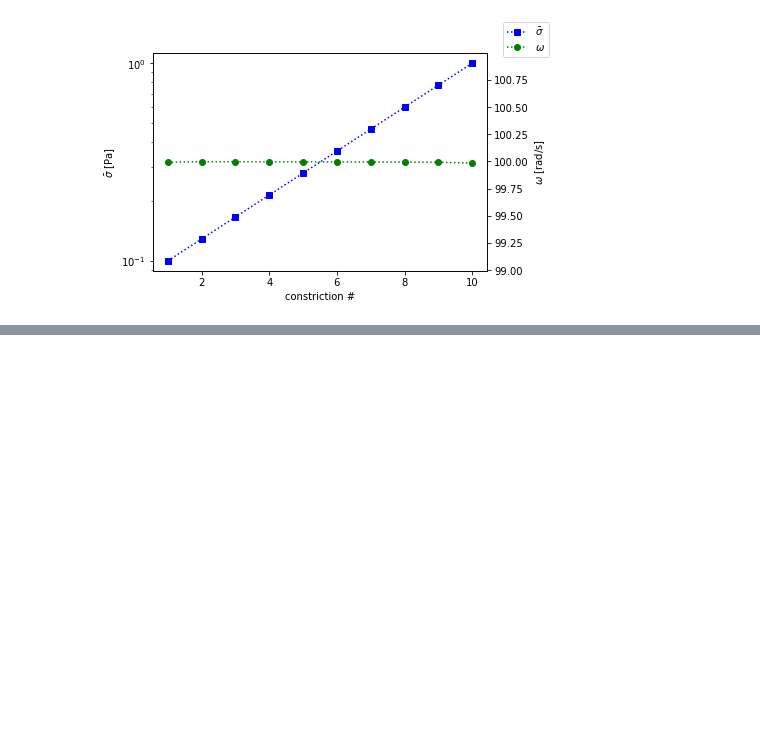
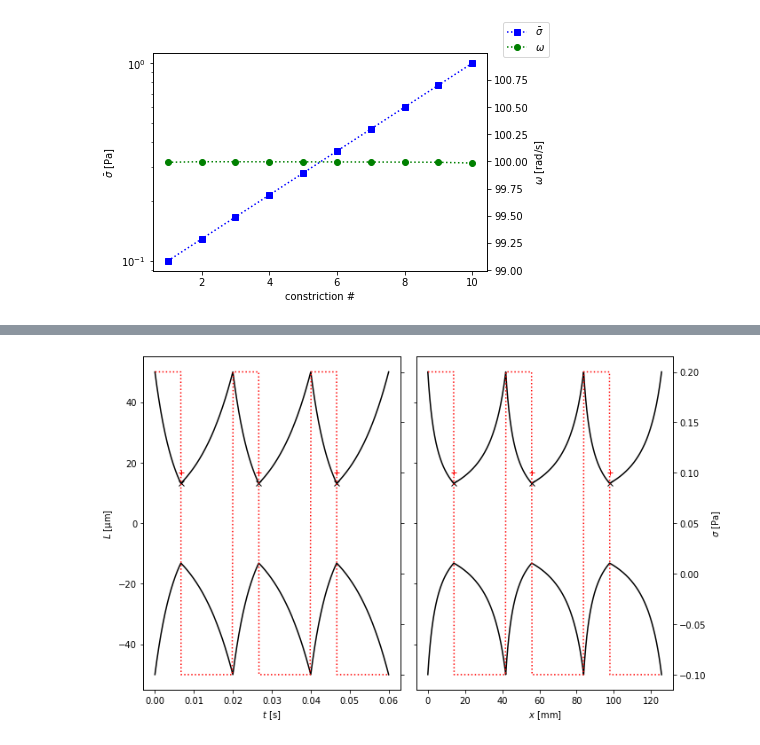
Before and after one commit to steaime/Rheoflupy, a Jupyter notebook: Tutorial_ChannelDesign.ipynb, the cells around one changed output, grey strips where cells are left out. Saved outputs shown, nothing was run; the diff lists cells and outputs as text; code cells hidden in the pictures; blank space fills up the shorter version.

```diff
--- a/Tutorial_ChannelDesign.ipynb
+++ b/Tutorial_ChannelDesign.ipynb
@@ -368,0 +375,5 @@ ax.legend()
+# %%
+_ = csa.plot_channel(*cd.square_wave(s1=0.2, s2=-0.1, period=0.02, Nperiods=3, duty=0.3333, L0=1e-4, npts=1000, \
+                                     q=creep_q, eta=1e-3, beta=1, zeta=1), t=None, q=creep_q)
+# %% [output]
+[figure, added]
```
Also changed, not shown: parts of 5 cells of this notebook, 2 other files.
